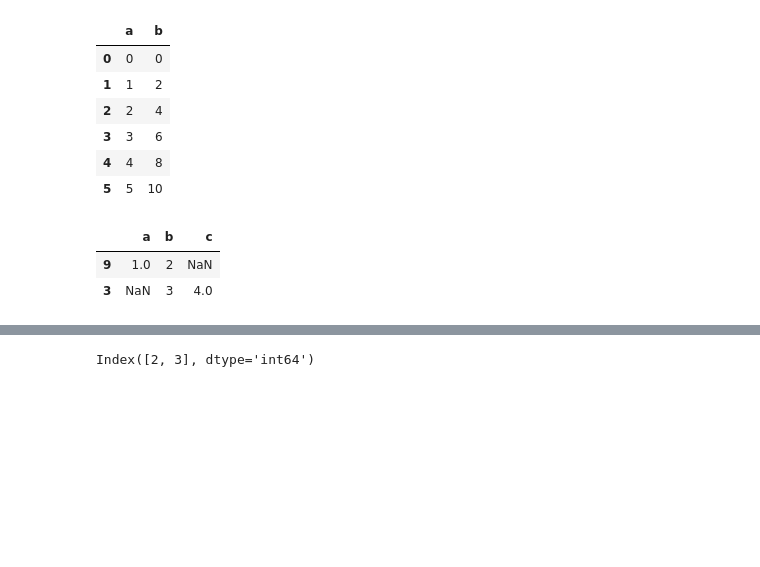
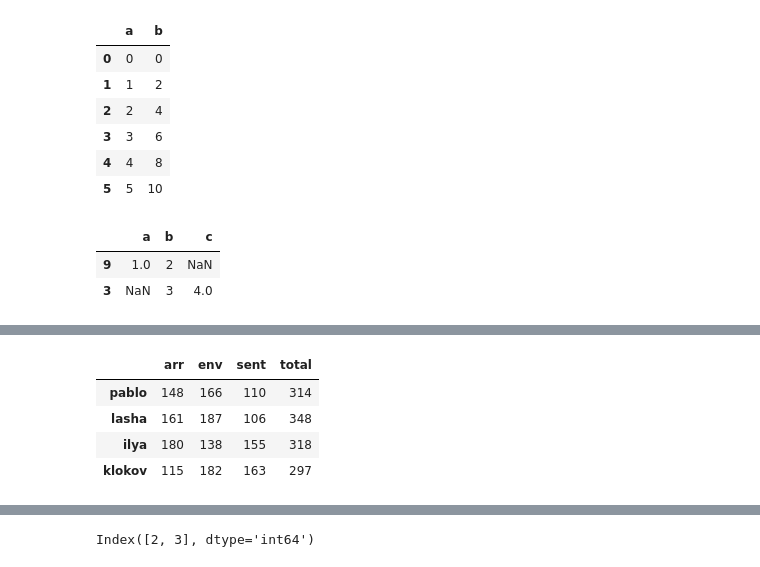
Before and after one commit to PabloDuranL/Aplicaciones, a Jupyter notebook: Pandapractica.ipynb, the cells around one changed output, grey strips where cells are left out. Drawn from its saved outputs; the diff is of its cells as text; code cells hidden in the pictures; blank space fills up the shorter version.

```diff
--- a/Pandapractica.ipynb
+++ b/Pandapractica.ipynb
@@ -137,0 +127,9 @@ resultados=pd.DataFrame(x,columns=['arr','env','sent'], index=['pablo','lasha','
+# %%
+resultados['total']= resultados['arr']+resultados['env']
+resultados
+# %% [output]
+|  | arr | env | sent | total |
+| pablo | 148 | 166 | 110 | 314 |
+| lasha | 161 | 187 | 106 | 348 |
+| ilya | 180 | 138 | 155 | 318 |
+| klokov | 115 | 182 | 163 | 297 |
```
Also changed, not shown: parts of 14 cells of this notebook.
